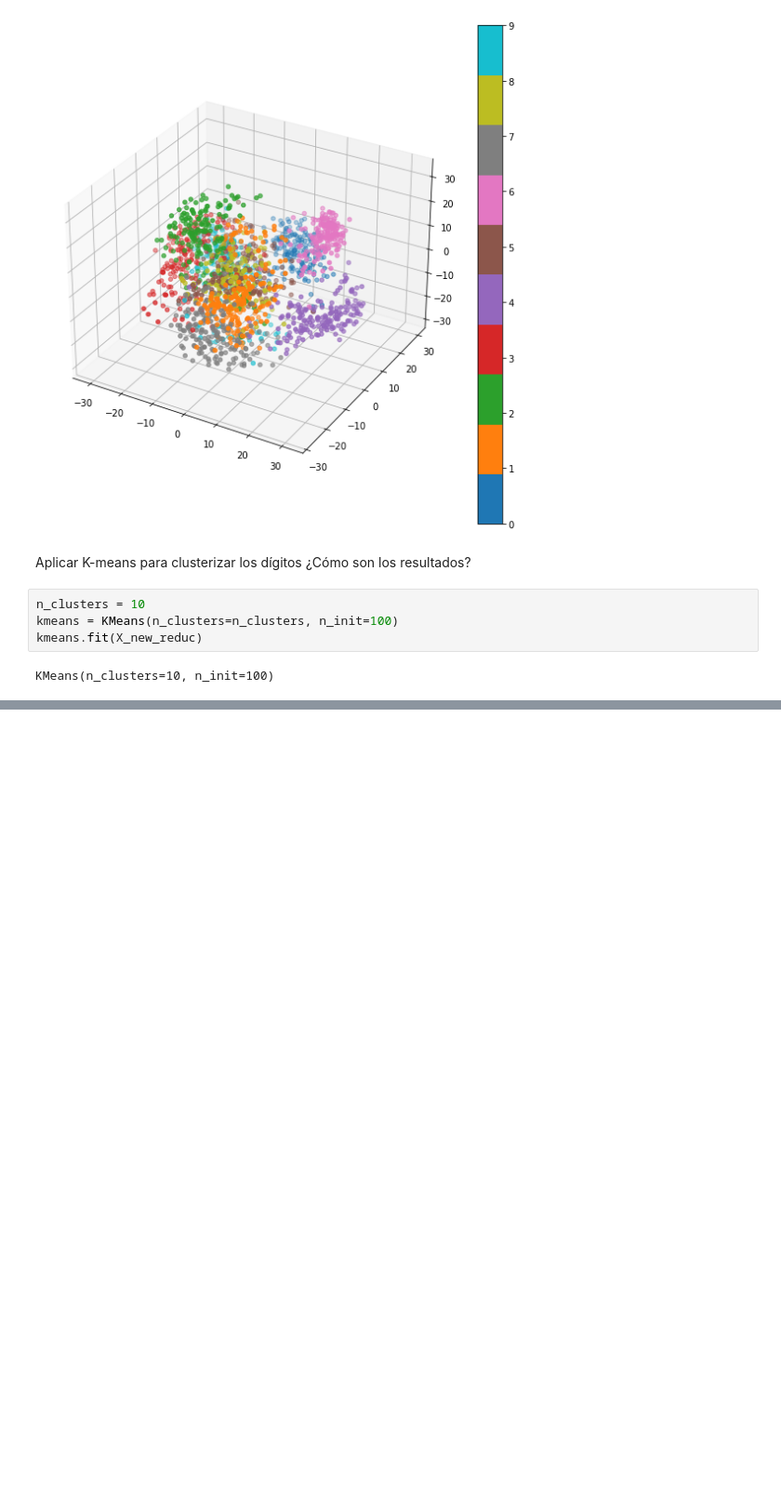
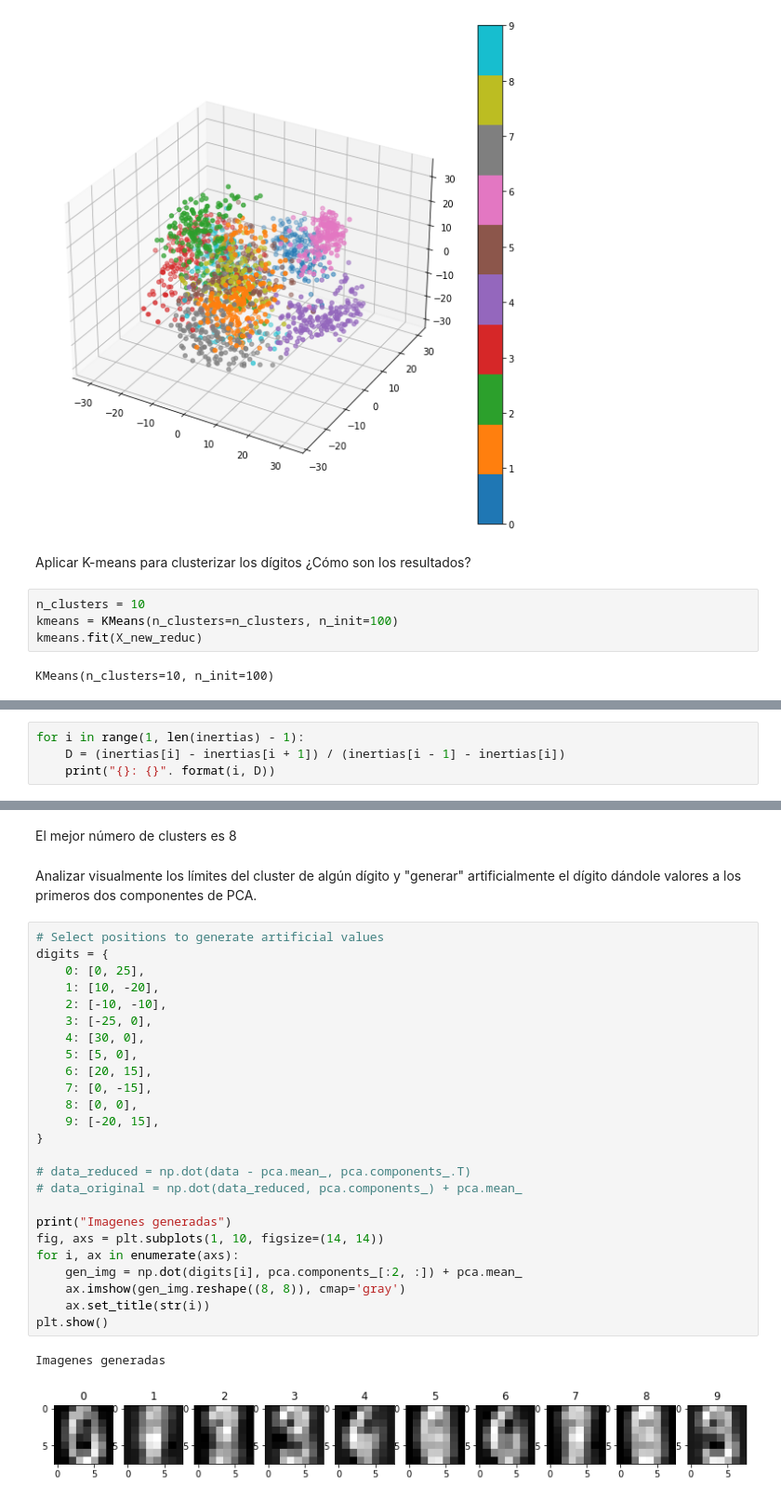
Before and after one commit to GonzaloRomeroR/CEIA, a Jupyter notebook: intro_ia/clase2/PCA-MNIST.ipynb, the cells around one changed output, grey strips where cells are left out. Shown at 93% size. Saved outputs shown, nothing was run; the diff lists cells and outputs as text; blank space fills up the shorter version.

```diff
--- a/intro_ia/clase2/PCA-MNIST.ipynb
+++ b/intro_ia/clase2/PCA-MNIST.ipynb
@@ -220,0 +237,4 @@ tab
+# %%
+for i in range(1, len(inertias) - 1):
+    D = (inertias[i] - inertias[i + 1]) / (inertias[i - 1] - inertias[i])
+    print("{}: {}". format(i, D))
@@ -220,0 +255,32 @@ tab
+# %% [markdown]
+El mejor número de clusters es 8
+# %% [markdown]
+Analizar visualmente los límites del cluster de algún dígito y "generar" artificialmente el dígito dándole valores a los primeros dos componentes de PCA.
+# %%
+# Select positions to generate artificial values
+digits = {
+    0: [0, 25],
+    1: [10, -20],
+    2: [-10, -10],
+    3: [-25, 0],
+    4: [30, 0],
+    5: [5, 0],
+    6: [20, 15],
+    7: [0, -15],
+    8: [0, 0],
+    9: [-20, 15],
+}
+
+# data_reduced = np.dot(data - pca.mean_, pca.components_.T)
+# data_original = np.dot(data_reduced, pca.components_) + pca.mean_
+
+print("Imagenes generadas")
+fig, axs = plt.subplots(1, 10, figsize=(14, 14))
+for i, ax in enumerate(axs):
+    gen_img = np.dot(digits[i], pca.components_[:2, :]) + pca.mean_
+    ax.imshow(gen_img.reshape((8, 8)), cmap='gray')
+    ax.set_title(str(i))
+plt.show()
+# %% [output]
+Imagenes generadas
+[figure, added]
```
Also changed, not shown: parts of 7 cells of this notebook.
